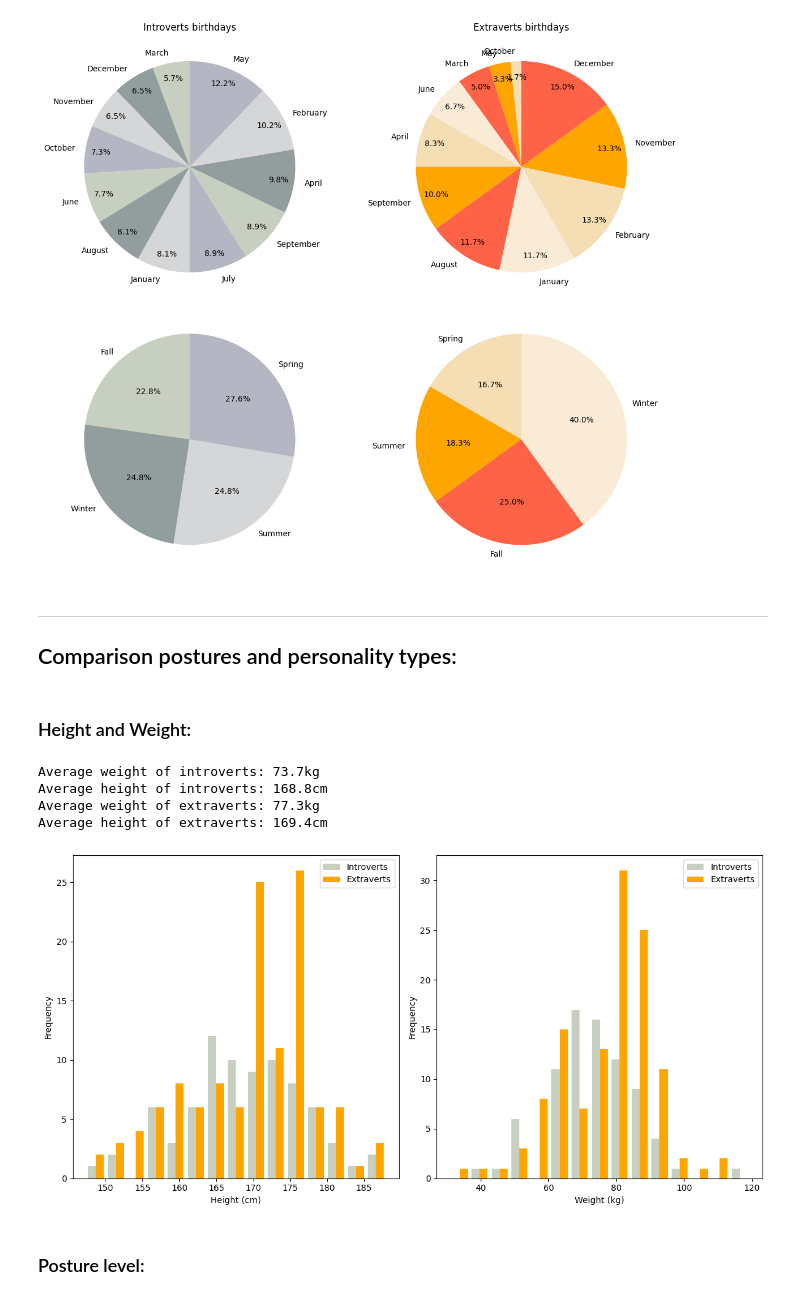
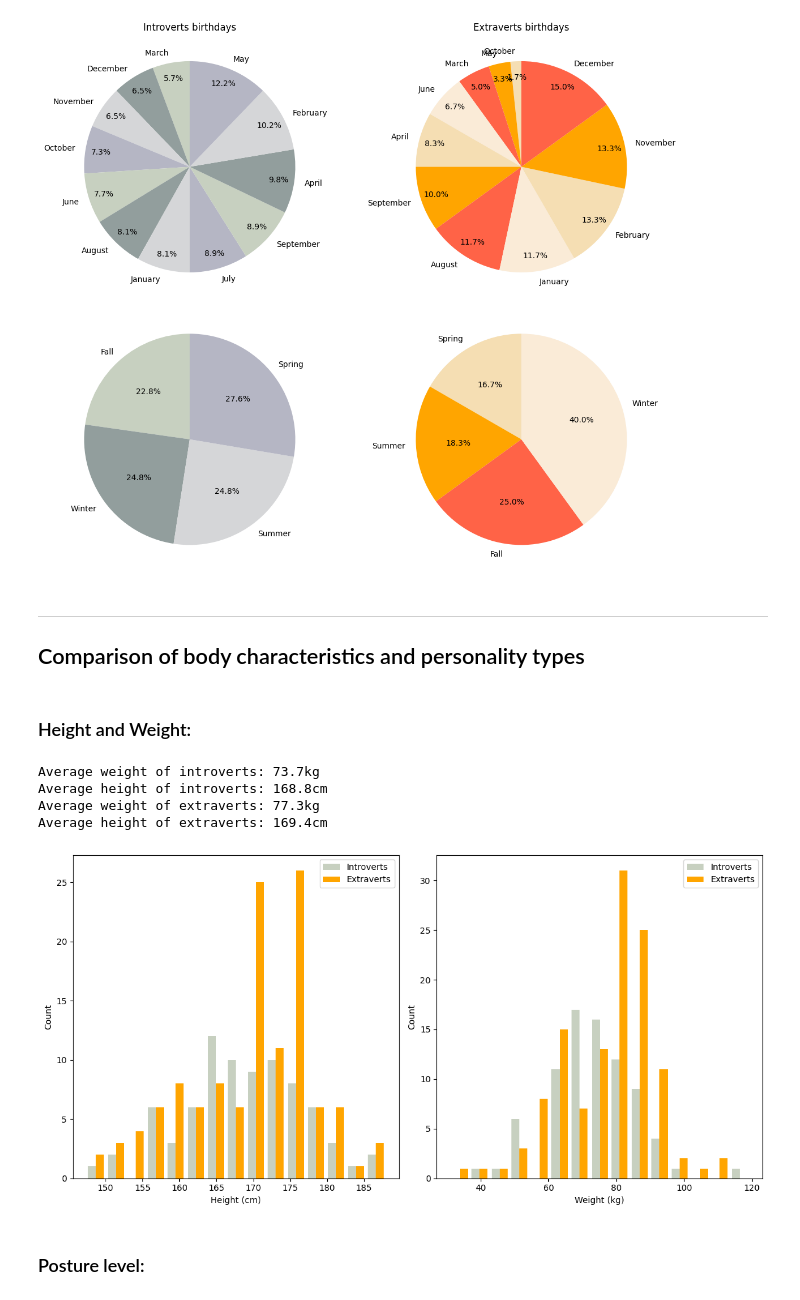
Before and after one commit to NightWanderer2004/BigData-learning, a Jupyter notebook: project/project.ipynb, the cells around one changed output. Saved outputs shown, nothing was run; the diff lists cells and outputs as text; code cells hidden in the pictures.

```diff
--- a/project/project.ipynb
+++ b/project/project.ipynb
@@ -325,4 +328,4 @@ plt.show()
 [figure]
 # %% [markdown]
 ---
-## Comparison postures and personality types:
+## Comparison of body characteristics and personality types
@@ -329,13 +338,6 @@ plt.show()
 # %% [markdown]
 ### Height and Weight:
 # %%
-# сравнение позы интровертов и экстравертов
-# у кого лучше поза, у межчин или женщин
-# разделить возраст на группы и посмотреть какие проблемы у них (тоже самое сделать с весом)
-
-introverts = df_bodies[df_bodies["MBTI"].str.startswith("I")]
-extraverts = df_bodies[df_bodies["MBTI"].str.startswith("E")]
-
 weight_i = introverts["Weight"].mean()
 height_i = introverts["Height"].mean()
 
@@ -347,35 +349,35 @@ print(f"Average height of introverts: {height_i.round(1)}cm")
 print(f"Average weight of extraverts: {weight_e.round(1)}kg")
 print(f"Average height of extraverts: {height_e.round(1)}cm")
 
 fig, (ax1, ax2) = plt.subplots(1, 2, figsize=(12, 6))
 
 ax1.hist(
     [introverts["Height"], extraverts["Height"]],
     bins=15,
     color=["#c7d0c0", "orange"],
     label=["Introverts", "Extraverts"],
 )
 ax1.set_xlabel("Height (cm)")
-ax1.set_ylabel("Frequency")
+ax1.set_ylabel("Count")
 ax1.legend()
 
 ax2.hist(
     [introverts["Weight"], extraverts["Weight"]],
     bins=15,
     color=["#c7d0c0", "orange"],
     label=["Introverts", "Extraverts"],
 )
 ax2.set_xlabel("Weight (kg)")
-ax2.set_ylabel("Frequency")
+ax2.set_ylabel("Count")
 ax2.legend()
 
 plt.tight_layout()
 plt.show()
 # %% [output]
 Average weight of introverts: 73.7kg
 Average height of introverts: 168.8cm
 Average weight of extraverts: 77.3kg
 Average height of extraverts: 169.4cm
-[figure, old version]
+[figure, new version]
 # %% [markdown]
 ### Posture level:
```
Also changed, not shown: parts of 14 cells of this notebook.
